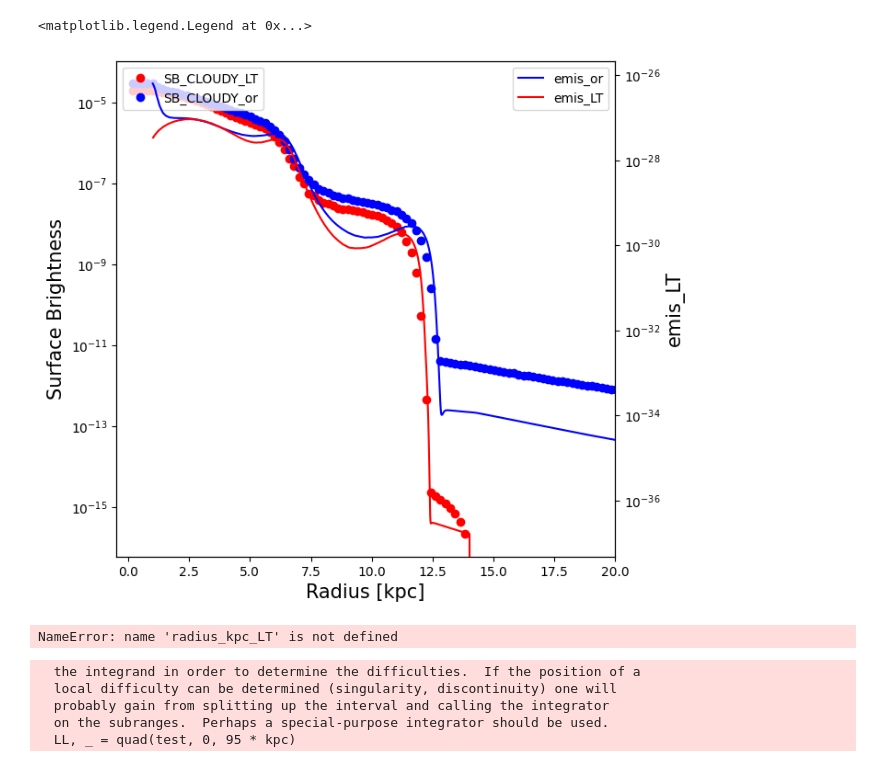
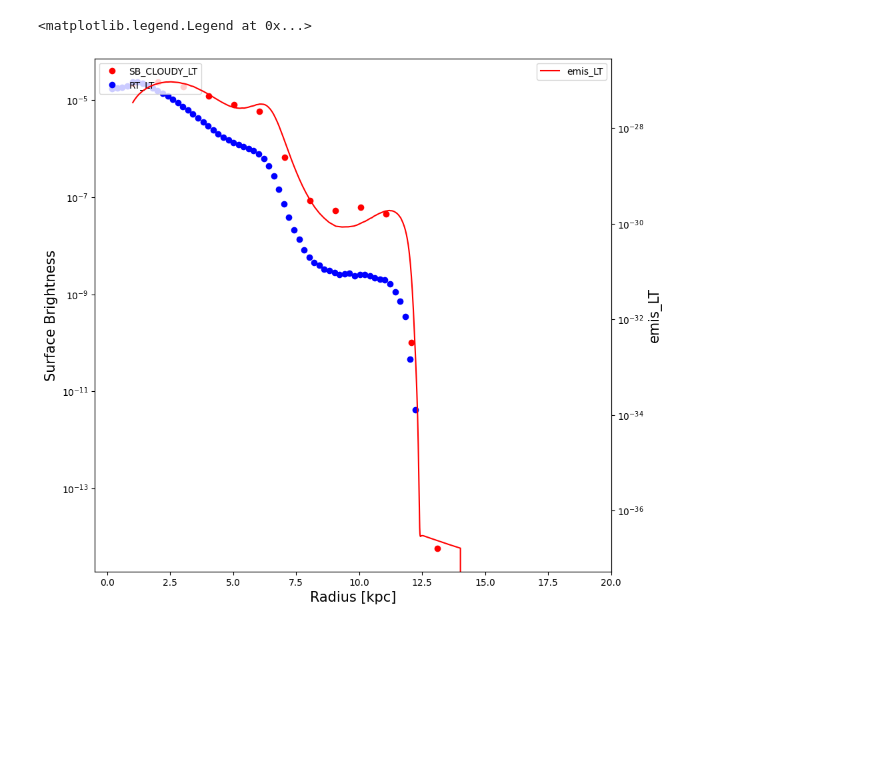
Before and after one commit to jin981016/Data_CIV_code_python, a Jupyter notebook: CLOUDY_Data_1.ipynb, the cells around one changed output. Saved outputs shown, nothing was run; the diff lists cells and outputs as text; code cells hidden in the pictures; blank space fills up the shorter version.

```diff
--- a/CLOUDY_Data_1.ipynb
+++ b/CLOUDY_Data_1.ipynb
@@ -152,16 +174,0 @@ path_LT = r'/home/jin/Data_CIV_code_python/OTS_n_LT_y/CIV_Lumin_42' # no OTS , y
-# %%
-atom_N = 'CIV'
-
-radius_or , radius_kpc_or, dr_or = radius_dr(path_or,atom_N)
-radius_n, radius_kpc_n, dr_n = radius_dr(path_n,atom_N)
-radius_y, radius_kpc_y, dr_y = radius_dr(path_y,atom_N)
-radius_LT, radius_kpc_LT, dr_LT = radius_dr(path_LT,atom_N)
-
-lum_civ_or, emis_civ_or , den_civ_or = read_file(path_or,atom_N)
-lum_civ_n, emis_civ_n , den_civ_n = read_file(path_n,atom_N)
-lum_civ_y, emis_civ_y , den_civ_y = read_file(path_y,atom_N)
-lum_civ_LT, emis_civ_LT , den_civ_LT = read_file(path_LT,atom_N)
-#  atom = ['Lya','HeII','CIV']
-
-#Make data_file
-# make_data_file(path_LT,atom_N)
@@ -205,26 +220,27 @@ SB_Luminosity = 1.99e+40 erg/s
 # %%
-fig = plt.figure(1, figsize= (7,7))
+fig = plt.figure(1, figsize= (10,10))
 
-normal = SB_LT_t[1] / SB_LT[1]
+# normal = SB_LT_t[1] / SB_LT[1]
 
 plt.xlim(-0.5,20)
 ax1 = plt.gca()
 ax2 = ax1.twinx()
+normal = sb_LT[1:].max() / rt_sb_t_LT[1:].max()
 # ax1.plot(rad_LT[1:] , SB_LT_t[1:] / normal ,'bo', label='SB_RT_Scat')
-ax1.plot(R_project_LT[1:]/kpc, SB_LT[1:]  ,'ro', label='SB_CLOUDY_LT')
-ax1.plot(R_project_or[1:]/kpc, SB_or[1:]  ,'bo', label='SB_CLOUDY_or')
-ax2.plot(radius_or, emis_civ_or, 'b', label='emis_or')
-ax2.plot(radius_LT, emis_civ_LT, 'r', label='emis_LT')
+ax1.plot(p_raidus_LT[1:]/kpc, sb_LT[1:]  ,'ro', label='SB_CLOUDY_LT')
+ax1.plot(rt_raidus_LT[1:], rt_sb_t_LT[1:] *normal ,'bo', label='RT_LT')
+# ax2.plot(radius_or, civ_emis_or, 'b', label='emis_or')
+ax2.plot(radius_LT, civ_emis_LT, 'r', label='emis_LT')
 ax1.set_xlabel('Radius [kpc]',fontsize=15)
 ax1.set_ylabel('Surface Brightness',fontsize = 15)
 ax2.set_ylabel('emis_LT',fontsize = 15)
 ax1.set_yscale('log')
 ax2.set_yscale('log')
 ax1.legend(loc='upper left')
 ax2.legend(loc='upper right')
 # plt.ylim(10**(-19),10**(-13))
 # plt.legend()
 # %% [output]
 <matplotlib.legend.Legend at 0x...>
-[figure, old version]
+[figure, new version]
 # %%
@@ -261,4 +277,0 @@ def SB(radius_kpc, emissivity):
-# %%
-test_r, test_sb, test_L = SB(radius_kpc_LT,emis_civ_LT)
-# %% [output]
-NameError: name 'radius_kpc_LT' is not defined
@@ -267,44 +277,0 @@ def fitting(word):
-# %%
-ff = interpolate.interp1d(radius_kpc_LT, emis_civ_LT)
-r_min, r_max = radius_kpc_LT.min(), radius_kpc_LT.max()
-Project_R = np.linspace(0, r_max, 100)
-ss = np.zeros(len(Project_R))
-Lumin = np.zeros(len(Project_R))
-
-for ii, R in enumerate(Project_R):
-    def function(r):
-        if r <= r_min:
-            emis = ff(r)
-            return emis
-        else:
-            emis = ff(r)
-            if r**2 - R**2 <= 0:  # 분모가 0이 되는 경우 처리
-                return 0  # 또는 적절한 값을 반환
-            yy = emis * r / np.sqrt(r**2 - R**2)
-            return yy
-
-    if R <= r_min:
-        ss[ii], _ = quad(function, r_min, r_max)
-    else:
-        ss[ii], _ = quad(function, R, r_max)
-
-ss = ss * 2
-
-tt = interpolate.interp1d(Project_R, ss)
-
-r_min, r_max = radius_kpc_LT.min(), radius_kpc_LT.max()
-# print(tt(90*kpc))
-
-def test(r):
-    SB_new = tt(r)
-    return SB_new * r
-
-LL, _ = quad(test, 0, 95 * kpc)
-
-# print(LL * 2 * np.pi, lum_civ_LT)
-# %% [output]
-  the integrand in order to determine the difficulties.  If the position of a
-  local difficulty can be determined (singularity, discontinuity) one will
-  probably gain from splitting up the interval and calling the integrator
-  on the subranges.  Perhaps a special-purpose integrator should be used.
-  LL, _ = quad(test, 0, 95 * kpc)
```
Also changed, not shown: parts of 14 cells of this notebook.
